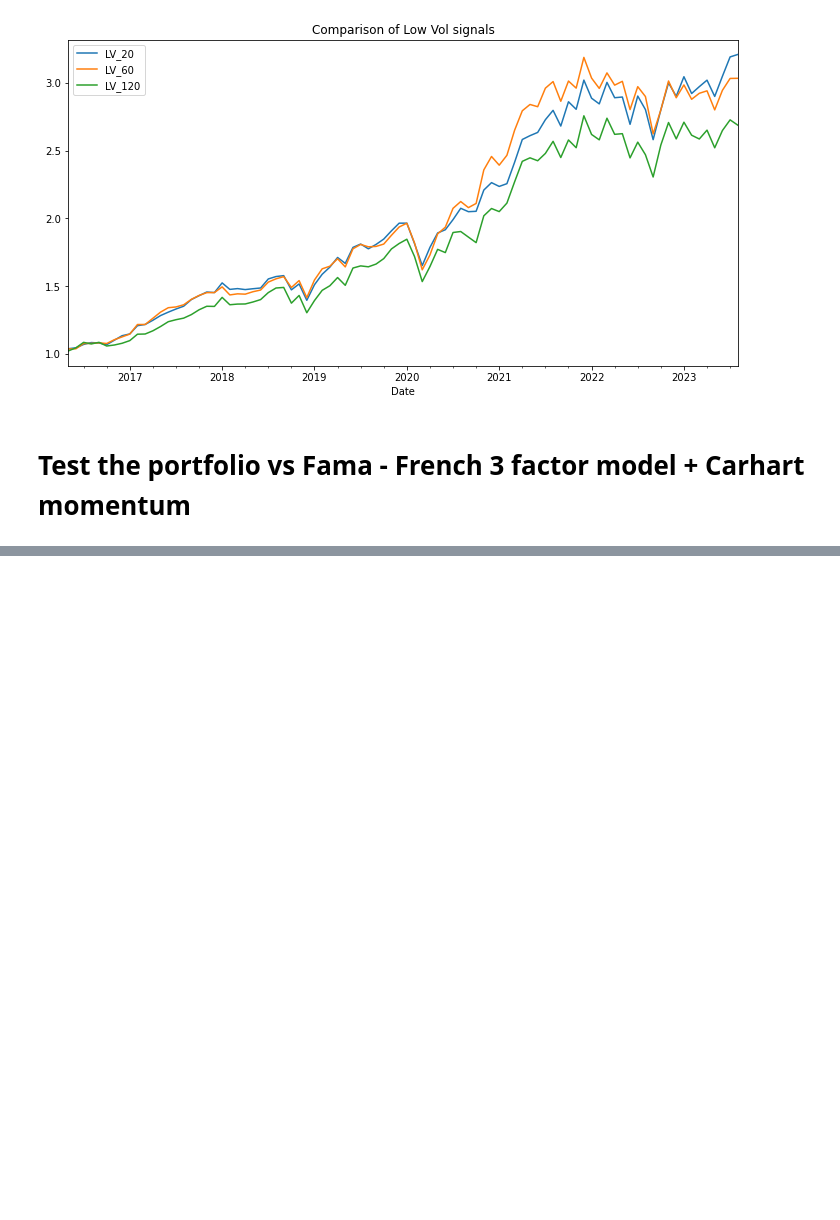
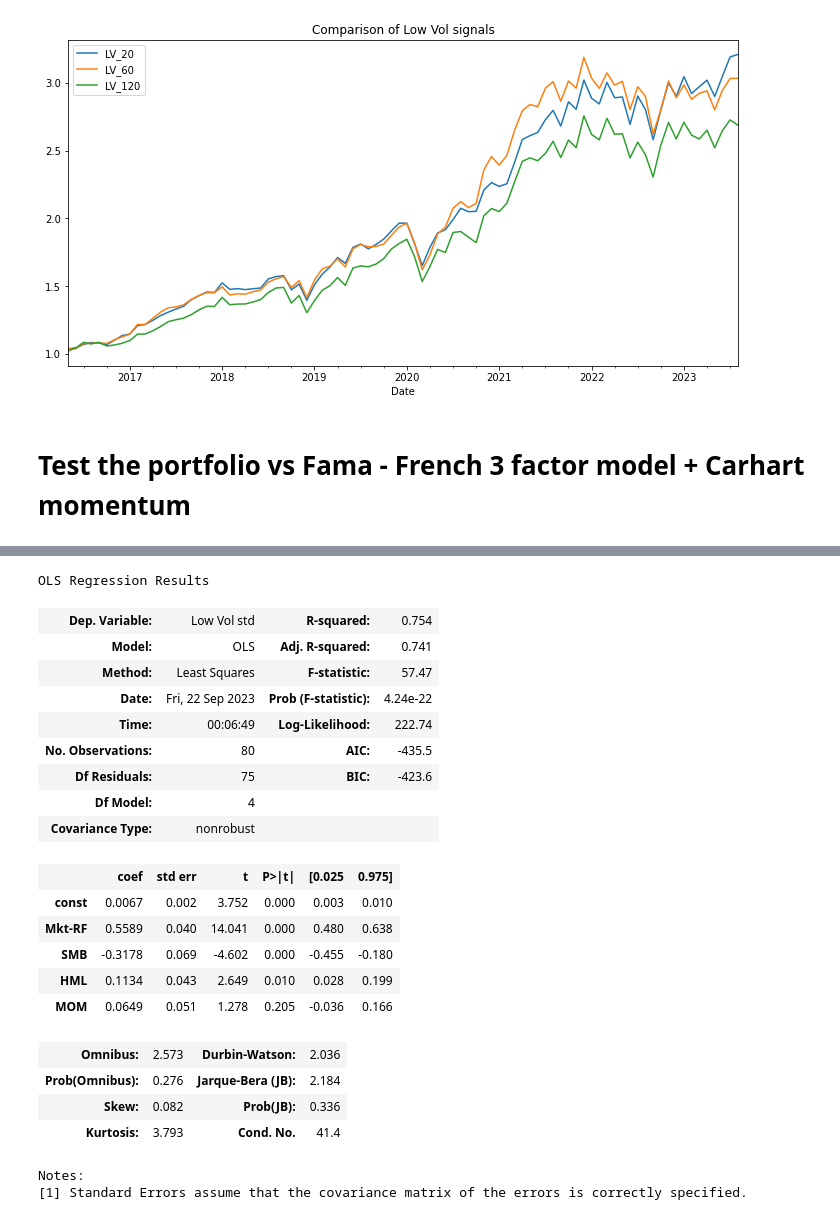
Before and after one commit to sgrillin/Low_Vol_systematic_strategy, a Jupyter notebook: Low-Vol Trading Strategy.ipynb, the cells around one changed output, grey strips where cells are left out. Drawn from its saved outputs; the diff is of its cells as text; code cells hidden in the pictures; blank space fills up the shorter version.

```diff
--- a/Low-Vol Trading Strategy.ipynb
+++ b/Low-Vol Trading Strategy.ipynb
@@ -418,9 +426,32 @@ ff4.head()
 # %%
-ff_test = pd.concat([low_vol_df['Low Vol Portfolio'], ff4], axis=1)
+ff_test = pd.concat([low_vol_df['Low Vol std'], ff4], axis=1)
 monthly_returns
 ff_test.dropna(axis = 0, inplace = True)
 # %%
-y, x = ff_test[['Low Vol Portfolio']], ff_test[['Mkt-RF', 'SMB', 'HML', 'MOM']]
+y, x = ff_test[['Low Vol std']], ff_test[['Mkt-RF', 'SMB', 'HML', 'MOM']]
 x = sm.add_constant(x)
 est = sm.OLS(y, x).fit()
 est.summary()
+# %% [output]
+OLS Regression Results
+| Dep. Variable: | Low Vol std | R-squared: | 0.754 |
+| Model: | OLS | Adj. R-squared: | 0.741 |
+| Method: | Least Squares | F-statistic: | 57.47 |
+| Date: | Fri, 22 Sep 2023 | Prob (F-statistic): | 4.24e-22 |
+| Time: | 00:06:49 | Log-Likelihood: | 222.74 |
+| No. Observations: | 80 | AIC: | -435.5 |
+| Df Residuals: | 75 | BIC: | -423.6 |
+| Df Model: | 4 |  |  |
+| Covariance Type: | nonrobust |  |  |
+|  | coef | std err | t | P>|t| | [0.025 | 0.975] |
+| const | 0.0067 | 0.002 | 3.752 | 0.000 | 0.003 | 0.010 |
+| Mkt-RF | 0.5589 | 0.040 | 14.041 | 0.000 | 0.480 | 0.638 |
+| SMB | -0.3178 | 0.069 | -4.602 | 0.000 | -0.455 | -0.180 |
+| HML | 0.1134 | 0.043 | 2.649 | 0.010 | 0.028 | 0.199 |
+| MOM | 0.0649 | 0.051 | 1.278 | 0.205 | -0.036 | 0.166 |
+| Omnibus: | 2.573 | Durbin-Watson: | 2.036 |
+| Prob(Omnibus): | 0.276 | Jarque-Bera (JB): | 2.184 |
+| Skew: | 0.082 | Prob(JB): | 0.336 |
+| Kurtosis: | 3.793 | Cond. No. | 41.4 |
+Notes:
+[1] Standard Errors assume that the covariance matrix of the errors is correctly specified.
```
Also changed, not shown: parts of 1 cell of this notebook.
